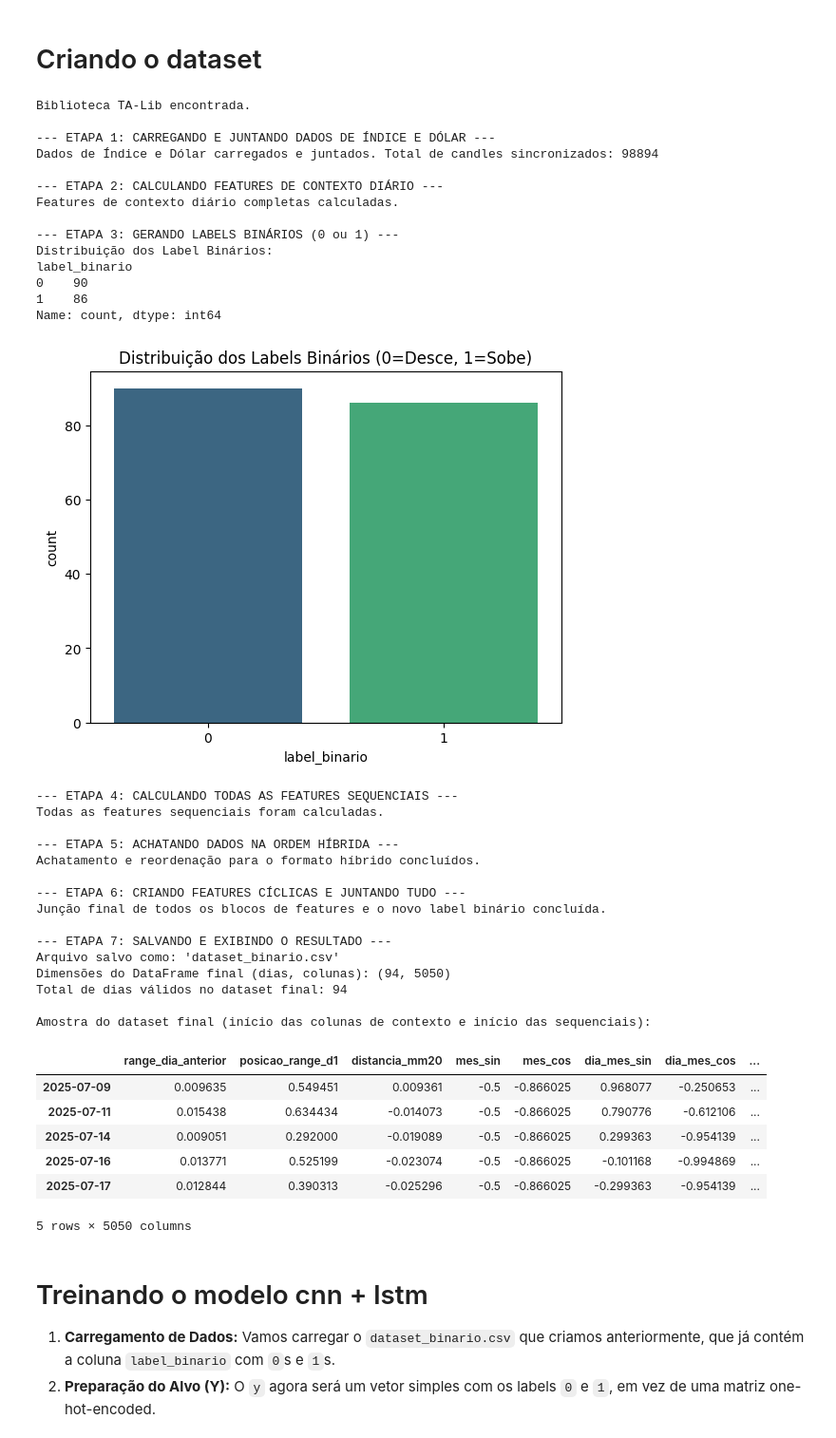
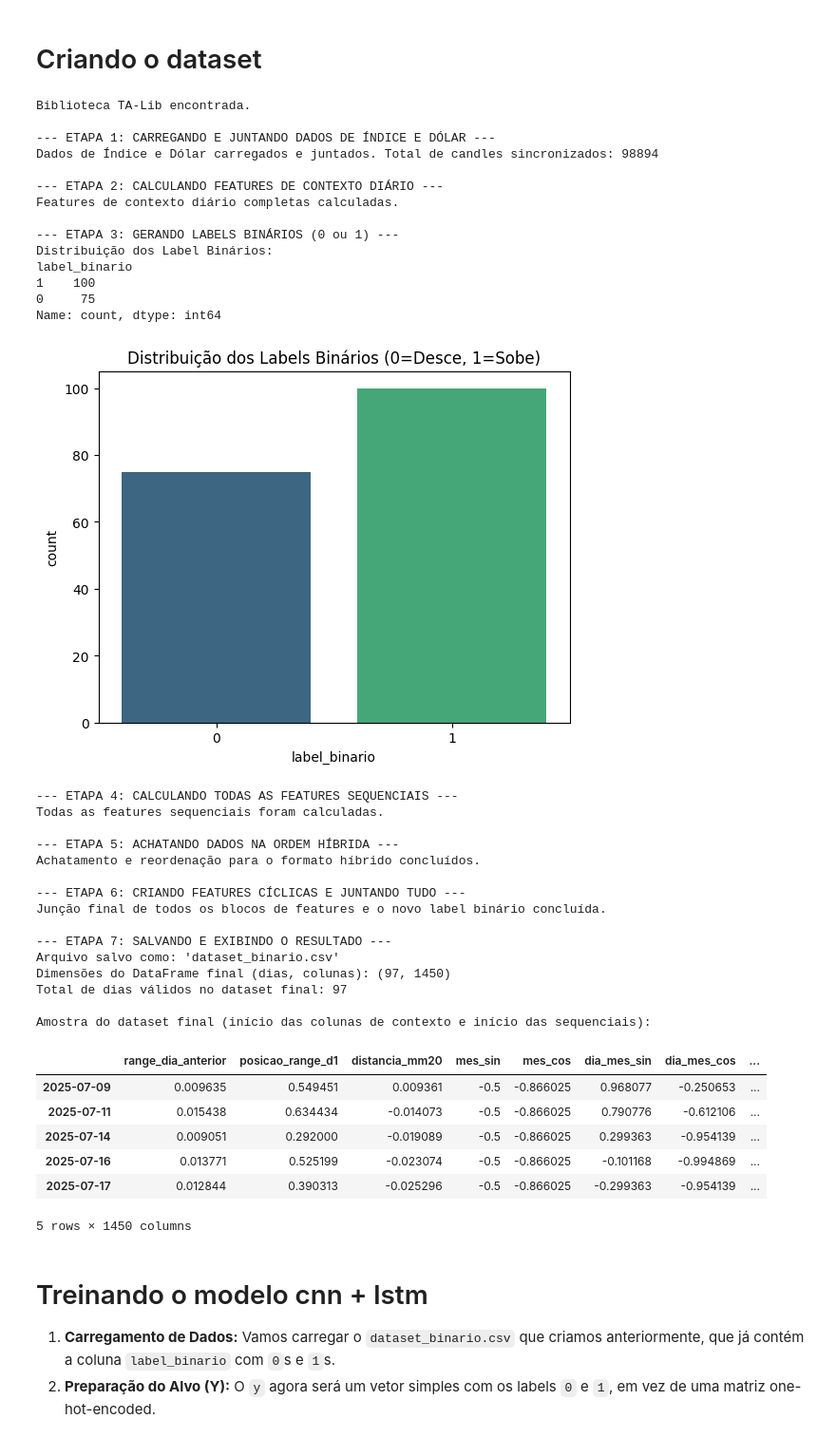
Before and after one commit to marcospontoexe/IA, a Jupyter notebook: predição do mini índice/CLASSIFICAÇÃO BINÁRIA/classificação binária.ipynb, the cells around one changed output. Shown at 95% size. Cells and saved outputs as stored; diff of their text form; code cells hidden in the pictures.

```diff
--- a/predição do mini índice/CLASSIFICAÇÃO BINÁRIA/classificação binária.ipynb
+++ b/predição do mini índice/CLASSIFICAÇÃO BINÁRIA/classificação binária.ipynb
@@ -23,10 +23,10 @@ NOME_ARQUIVO_DOLAR = 'WDO$N_M1_BRUTO.csv'
 NOME_ARQUIVO_SAIDA_FINAL = 'dataset_binario.csv'
 
 abertura_features = '9:00'
-fechamento_features = '15:59'
-abertura_labels = '16:00'
-fechamento_labels = '16:59'
-quantidade_velas = 420
+fechamento_features = '10:59'
+abertura_labels = '11:00'
+fechamento_labels = '11:59'
+quantidade_velas = 120
 
 # --- ETAPA 1: CARREGAMENTO E JUNÇÃO DOS DADOS BRUTOS ---
 print("\n--- ETAPA 1: CARREGANDO E JUNTANDO DADOS DE ÍNDICE E DÓLAR ---")
@@ -205,36 +205,36 @@ df_todas_contexto = df_contexto_geral[features_contexto_diarias].join(features_c
 df_todas_as_features = df_todas_contexto.join(df_features_sequenciais, how='inner')
 
 # ATUALIZAÇÃO: Junta o novo label binário. Não usamos mais one-hot encoding.
 df_dataset_final = df_todas_as_features.join(daily_agg_features[['label_binario']], how='inner')
 print("Junção final de todos os blocos de features e o novo label binário concluída.")
 
 
 # --- ETAPA 7: SALVAR E EXIBIR O DATASET FINAL ---
 print(f"\n--- ETAPA 7: SALVANDO E EXIBINDO O RESULTADO ---")
 df_dataset_final.to_csv(NOME_ARQUIVO_SAIDA_FINAL, sep=';')
 print(f"Arquivo salvo como: '{NOME_ARQUIVO_SAIDA_FINAL}'")
 print(f"Dimensões do DataFrame final (dias, colunas): {df_dataset_final.shape}")
 print(f"Total de dias válidos no dataset final: {len(df_dataset_final)}")
 pd.set_option('display.max_columns', 20)
 print("\nAmostra do dataset final (início das colunas de contexto e início das sequenciais):")
 display(df_dataset_final.head())
 pd.reset_option('display.max_columns')
 # %% [output]
 Biblioteca TA-Lib encontrada.
 
 --- ETAPA 1: CARREGANDO E JUNTANDO DADOS DE ÍNDICE E DÓLAR ---
 Dados de Índice e Dólar carregados e juntados. Total de candles sincronizados: 98894
 
 --- ETAPA 2: CALCULANDO FEATURES DE CONTEXTO DIÁRIO ---
 Features de contexto diário completas calculadas.
 
 --- ETAPA 3: GERANDO LABELS BINÁRIOS (0 ou 1) ---
 Distribuição dos Label Binários:
 label_binario
-0    90
-1    86
+1    100
+0     75
 Name: count, dtype: int64
-[figure, old version]
+[figure, new version]
 --- ETAPA 4: CALCULANDO TODAS AS FEATURES SEQUENCIAIS ---
 Todas as features sequenciais foram calculadas.
 
@@ -246,8 +246,8 @@ Junção final de todos os blocos de features e o novo label binário concluída
 
 --- ETAPA 7: SALVANDO E EXIBINDO O RESULTADO ---
 Arquivo salvo como: 'dataset_binario.csv'
-Dimensões do DataFrame final (dias, colunas): (94, 5050)
-Total de dias válidos no dataset final: 94
+Dimensões do DataFrame final (dias, colunas): (97, 1450)
+Total de dias válidos no dataset final: 97
 
 Amostra do dataset final (início das colunas de contexto e início das sequenciais):
 |  | range_dia_anterior | posicao_range_d1 | distancia_mm20 | mes_sin | mes_cos | dia_mes_sin | dia_mes_cos | ... |
@@ -256,7 +256,7 @@ Amostra do dataset final (início das colunas de contexto e início das sequenci
 | 2025-07-14 | 0.009051 | 0.292000 | -0.019089 | -0.5 | -0.866025 | 0.299363 | -0.954139 | ... |
 | 2025-07-16 | 0.013771 | 0.525199 | -0.023074 | -0.5 | -0.866025 | -0.101168 | -0.994869 | ... |
 | 2025-07-17 | 0.012844 | 0.390313 | -0.025296 | -0.5 | -0.866025 | -0.299363 | -0.954139 | ... |
-5 rows × 5050 columns
+5 rows × 1450 columns
 # %% [markdown]
 # Treinando o modelo cnn + lstm
 1.  **Carregamento de Dados:** Vamos carregar o `dataset_binario.csv` que criamos anteriormente, que já contém a coluna `label_binario` com `0`s e `1`s.
```
Also changed, not shown: parts of 2 cells of this notebook, 4 other files.
